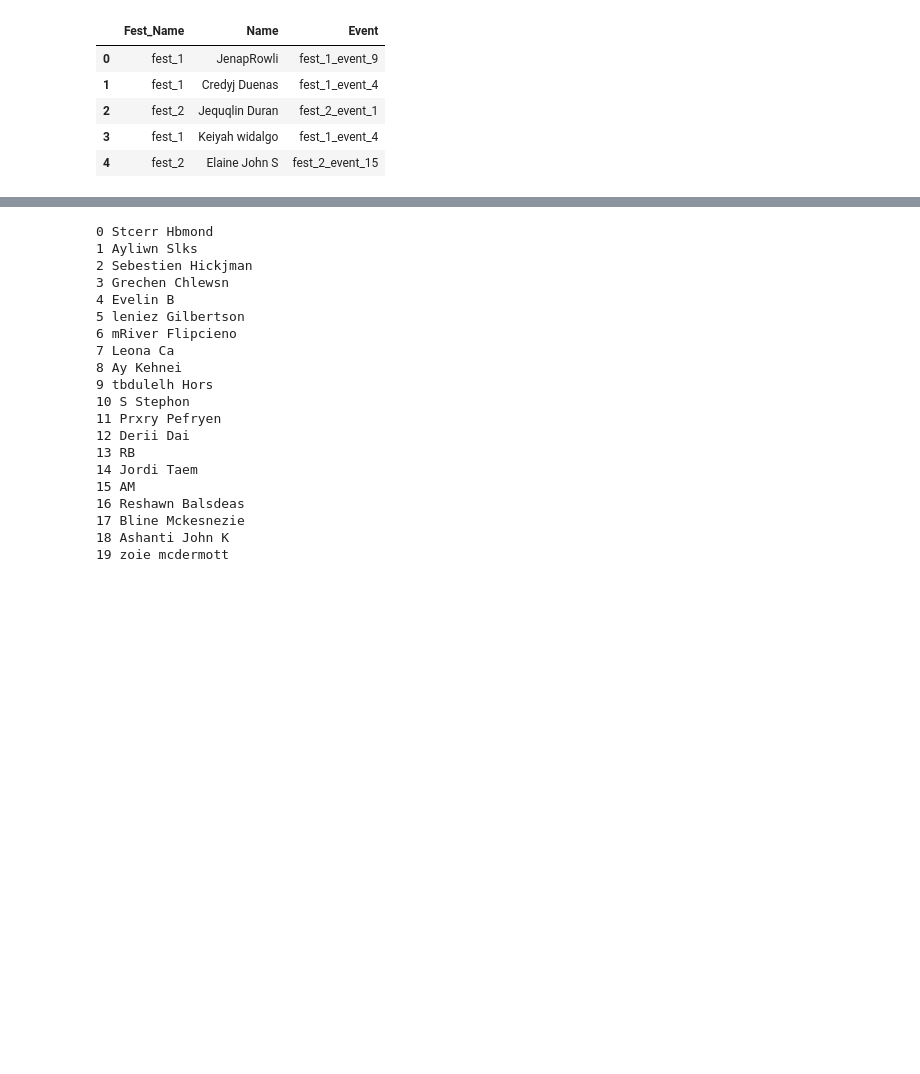
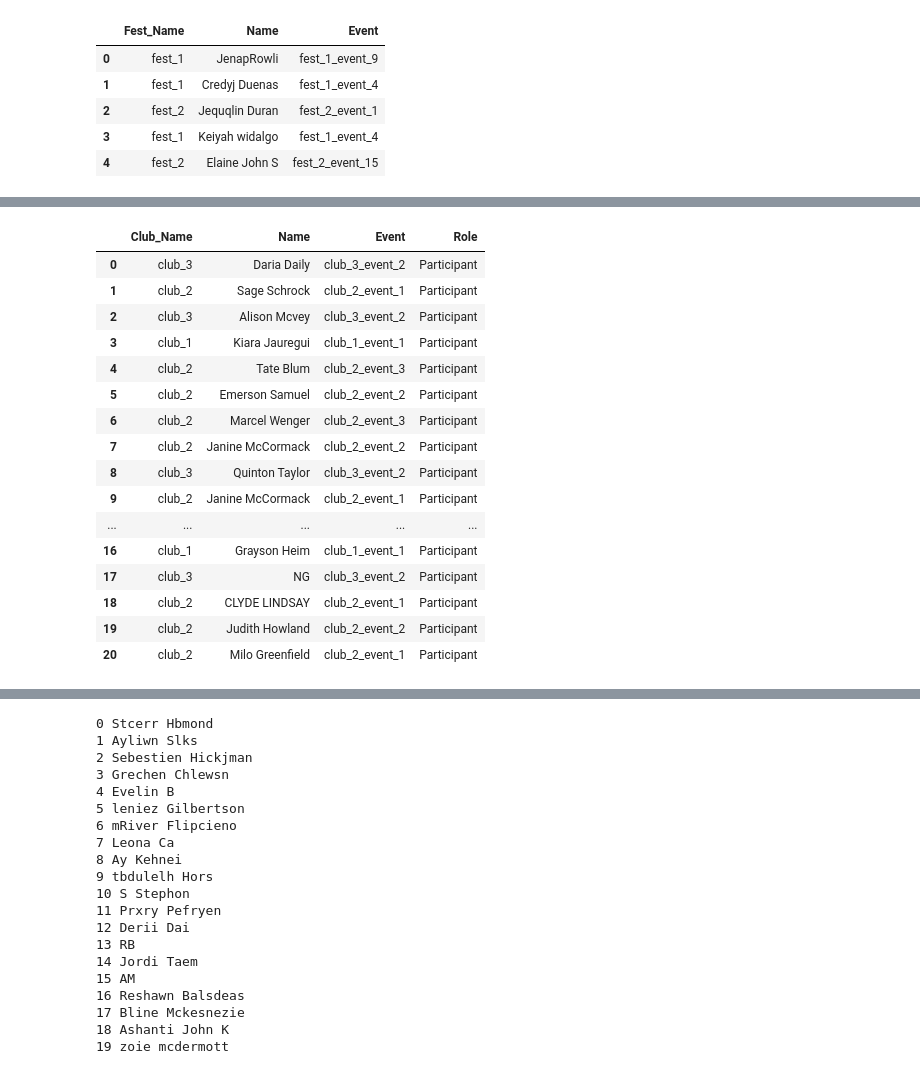
Before and after one commit to Baka-14/MindGraph-Hackathon, a Jupyter notebook: testing.ipynb, the cells around one changed output, grey strips where cells are left out. Saved outputs shown, nothing was run; the diff lists cells and outputs as text; code cells hidden in the pictures; blank space fills up the shorter version.

```diff
--- a/testing.ipynb
+++ b/testing.ipynb
@@ -77,0 +133,20 @@ Natalia Huff
+# %%
+df_club.head(21) #correct names
+# %% [output]
+|  | Club_Name | Name | Event | Role |
+| 0 | club_3 | Daria Daily | club_3_event_2 | Participant |
+| 1 | club_2 | Sage Schrock | club_2_event_1 | Participant |
+| 2 | club_3 | Alison Mcvey | club_3_event_2 | Participant |
+| 3 | club_1 | Kiara Jauregui | club_1_event_1 | Participant |
+| 4 | club_2 | Tate Blum | club_2_event_3 | Participant |
+| 5 | club_2 | Emerson Samuel | club_2_event_2 | Participant |
+| 6 | club_2 | Marcel Wenger | club_2_event_3 | Participant |
+| 7 | club_2 | Janine McCormack | club_2_event_2 | Participant |
+| 8 | club_3 | Quinton Taylor | club_3_event_2 | Participant |
+| 9 | club_2 | Janine McCormack | club_2_event_1 | Participant |
+| ... | ... | ... | ... | ... |
+| 16 | club_1 | Grayson Heim | club_1_event_1 | Participant |
+| 17 | club_3 | NG | club_3_event_2 | Participant |
+| 18 | club_2 | CLYDE LINDSAY | club_2_event_1 | Participant |
+| 19 | club_2 | Judith Howland | club_2_event_2 | Participant |
+| 20 | club_2 | Milo Greenfield | club_2_event_1 | Participant |
```
Also changed, not shown: parts of 11 cells of this notebook, 1 other file.
